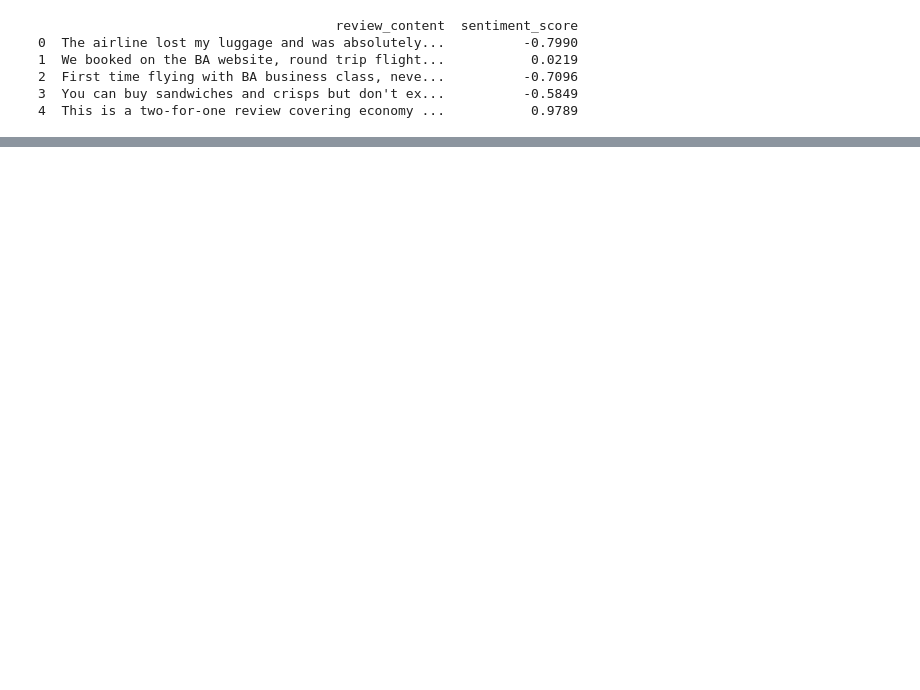
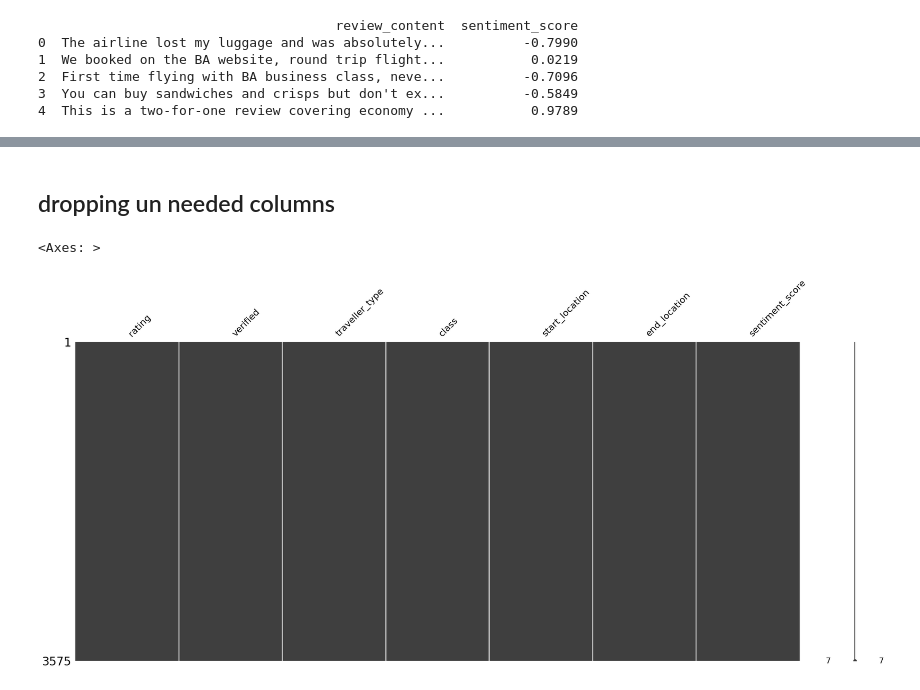
Before and after one commit to samalouty/airline-customer-booking, a Jupyter notebook: airline-scrapped-cleaned.ipynb, the cells around one changed output, grey strips where cells are left out. Cells and saved outputs as stored; diff of their text form; code cells hidden in the pictures; blank space fills up the shorter version.

```diff
--- a/airline-scrapped-cleaned.ipynb
+++ b/airline-scrapped-cleaned.ipynb
@@ -212,0 +479,25 @@ print(airline_scrapped_review_clean_df[['review_content', 'sentiment_score']].he
+# %% [markdown]
+## dropping un needed columns
+# %%
+airline_scrapped_review_clean_filled.drop(
+    columns=[
+        "passanger_name",
+        "flying_date",
+        "route",
+        "layover_route",
+        "start_latitude",
+        "start_longitude",
+        "end_latitude",
+        "end_longitude",
+        "start_address",
+        "end_address",
+        "review_title",
+        "review_content"
+    ] ,
+    inplace = True
+)
+
+msno.matrix(airline_scrapped_review_clean_filled)
+# %% [output]
+<Axes: >
+[figure, added]
```
Also changed, not shown: parts of 32 cells of this notebook.
